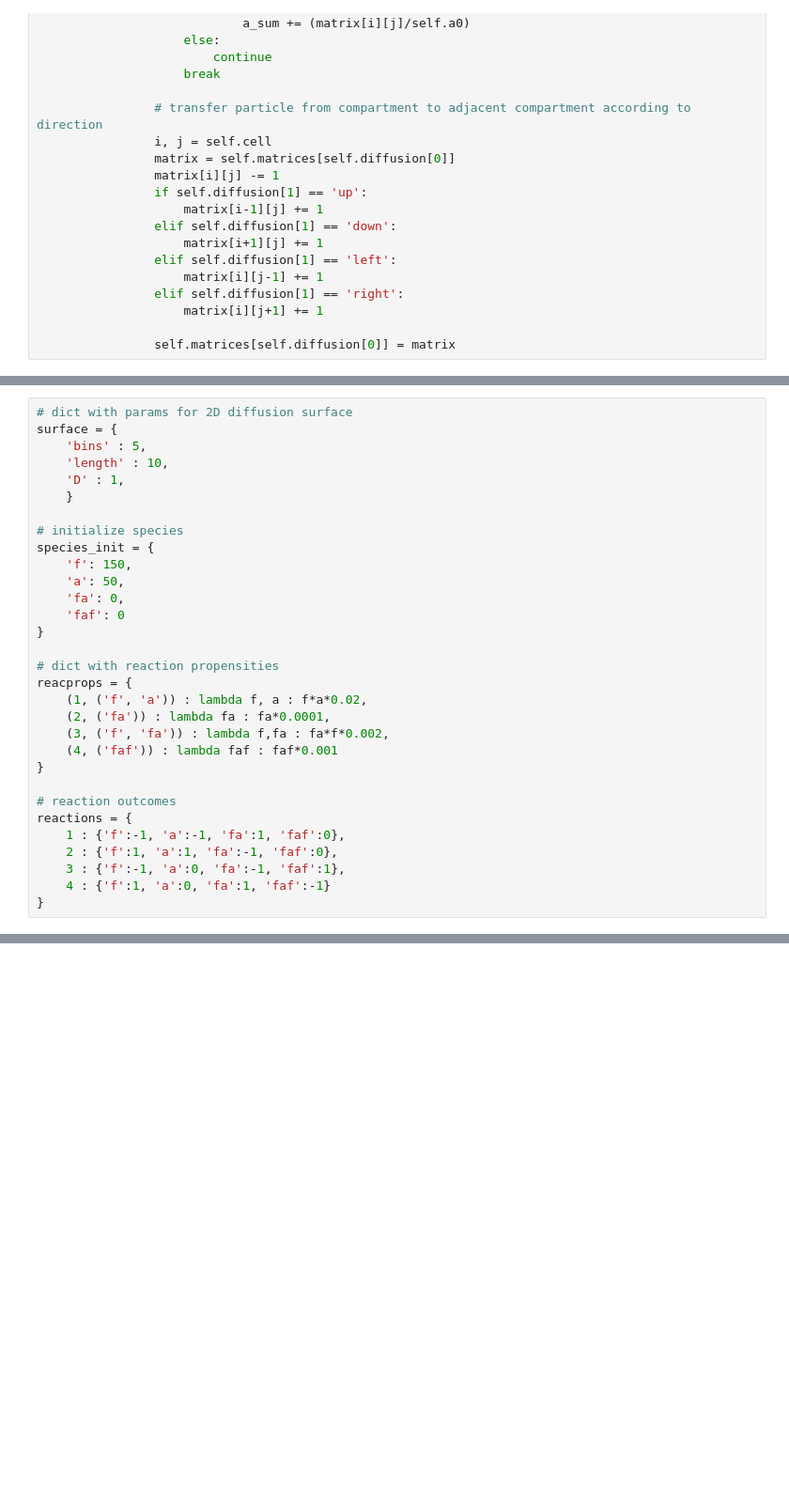
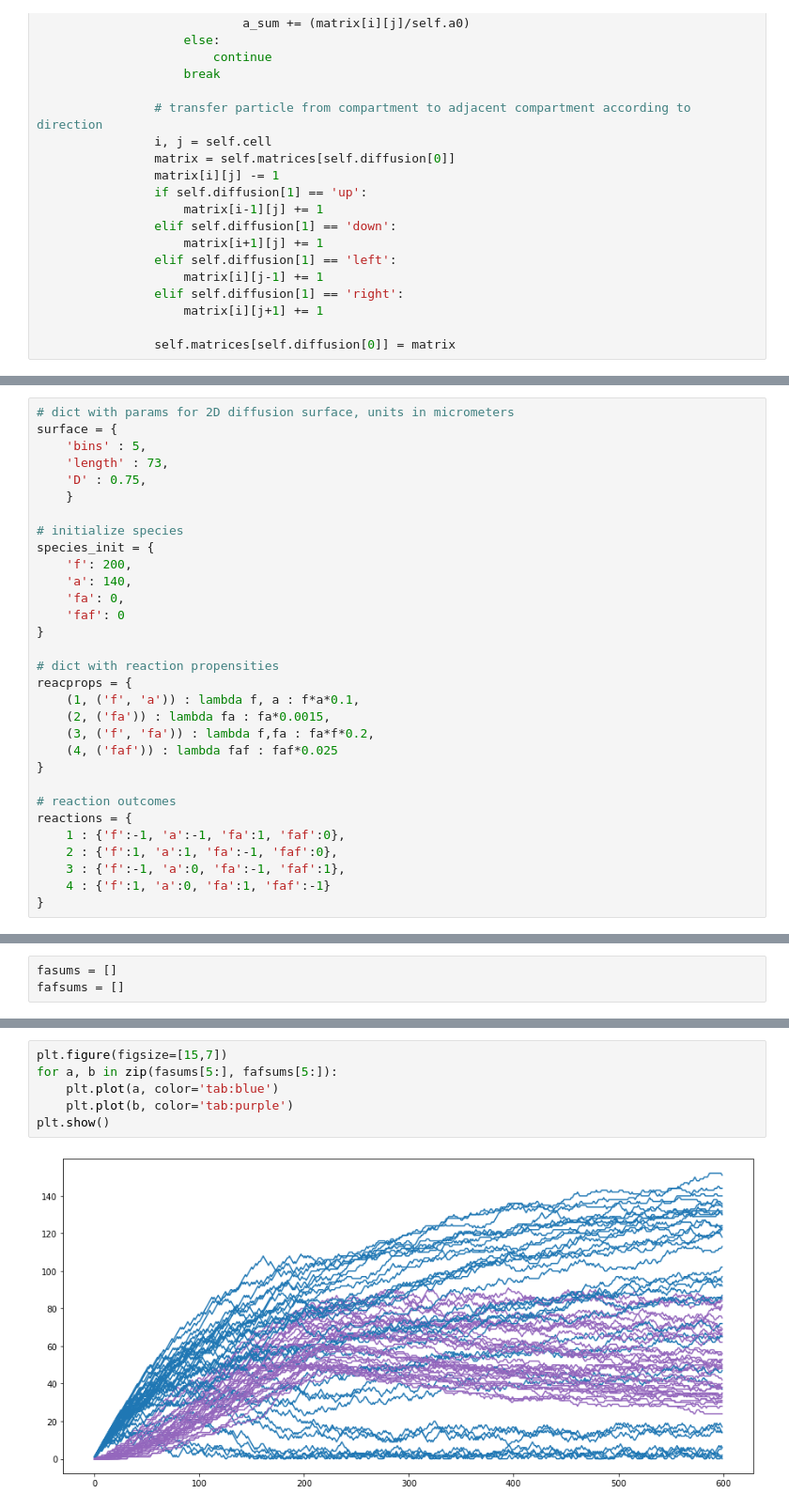
Before and after one commit to mileswhen/gillessa, a Jupyter notebook: SSAmodel.ipynb, the cells around one changed output, grey strips where cells are left out. Shown at 94% size. Saved outputs shown, nothing was run; the diff lists cells and outputs as text; blank space fills up the shorter version.

```diff
--- a/SSAmodel.ipynb
+++ b/SSAmodel.ipynb
@@ -171,25 +196,25 @@ class SSAmodel():
 # %%
-# dict with params for 2D diffusion surface
+# dict with params for 2D diffusion surface, units in micrometers
 surface = {
     'bins' : 5,
-    'length' : 10,
-    'D' : 1,
+    'length' : 73,
+    'D' : 0.75,
     }
 
 # initialize species
 species_init = {
-    'f': 150,
-    'a': 50,
+    'f': 200,
+    'a': 140,
     'fa': 0,
     'faf': 0
 }
 
 # dict with reaction propensities
 reacprops = {
-    (1, ('f', 'a')) : lambda f, a : f*a*0.02,
-    (2, ('fa')) : lambda fa : fa*0.0001,
-    (3, ('f', 'fa')) : lambda f,fa : fa*f*0.002,
-    (4, ('faf')) : lambda faf : faf*0.001
+    (1, ('f', 'a')) : lambda f, a : f*a*0.1,
+    (2, ('fa')) : lambda fa : fa*0.0015,
+    (3, ('f', 'fa')) : lambda f,fa : fa*f*0.2,
+    (4, ('faf')) : lambda faf : faf*0.025
 }
 
 # reaction outcomes
@@ -235 +229,4 @@ sim.diffusion
+# %%
+fasums = []
+fafsums = []
 # %%
@@ -248,0 +268,8 @@ KeyboardInterrupt:
+# %%
+plt.figure(figsize=[15,7])
+for a, b in zip(fasums[5:], fafsums[5:]):
+    plt.plot(a, color='tab:blue')
+    plt.plot(b, color='tab:purple')
+plt.show()
+# %% [output]
+[figure, added]
```
Also changed, not shown: parts of 10 cells of this notebook, 2 other files.
